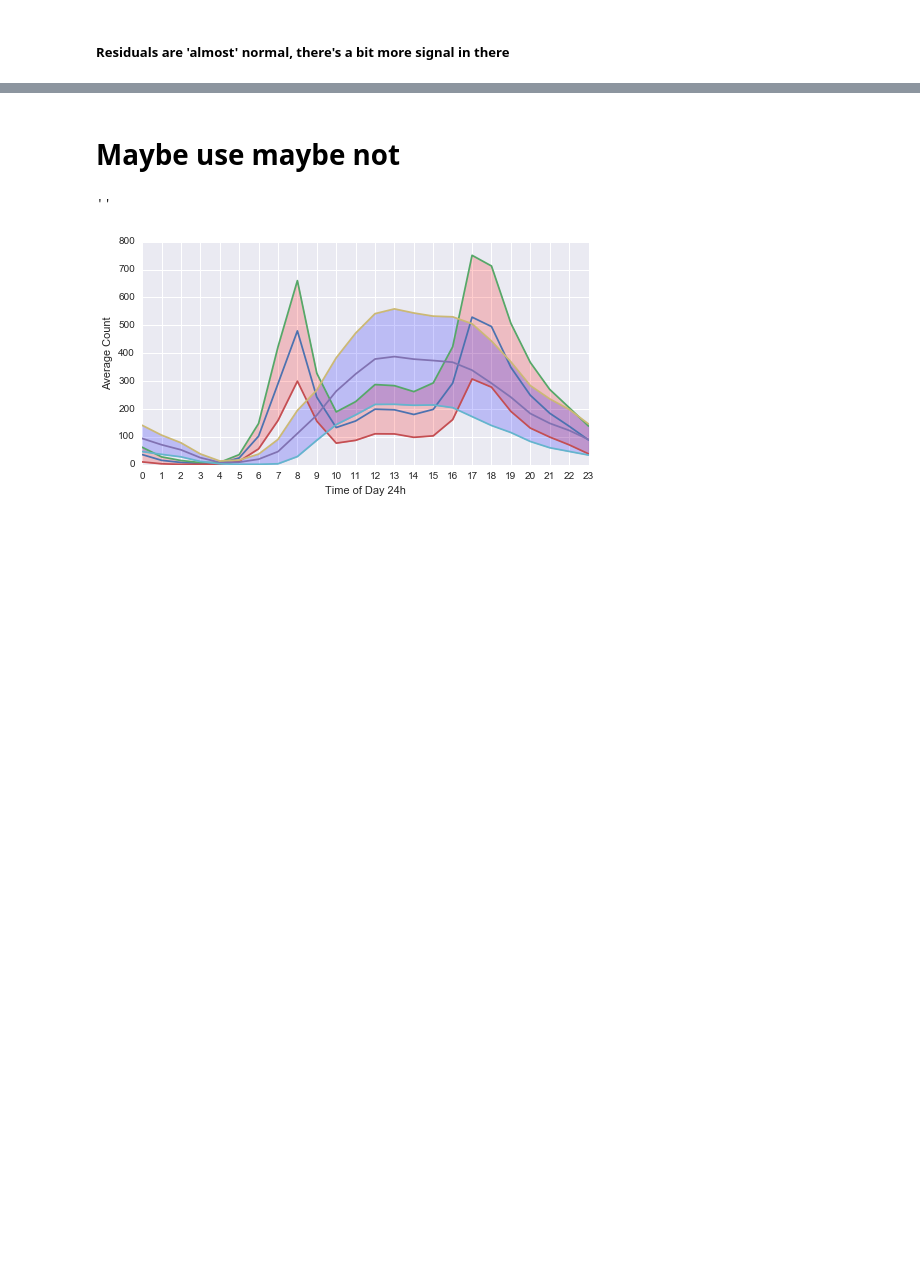
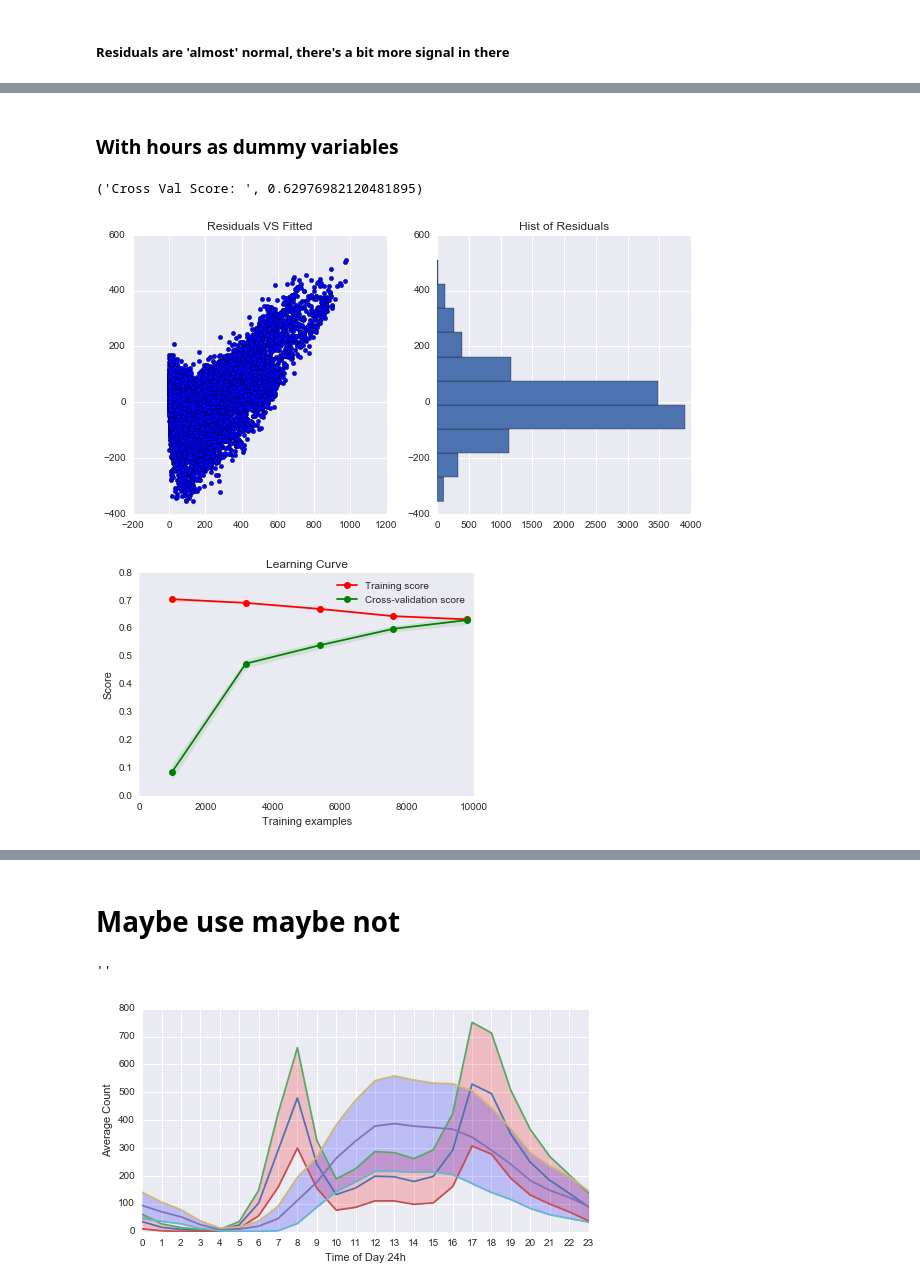
Before and after one commit to Ryanglambert/dc_bike_share_analysis, a Jupyter notebook: Bike_Share_EDA.ipynb, the cells around one changed output, grey strips where cells are left out. Cells and saved outputs as stored; diff of their text form; code cells hidden in the pictures; blank space fills up the shorter version.

```diff
--- a/Bike_Share_EDA.ipynb
+++ b/Bike_Share_EDA.ipynb
@@ -337,3 +293,0 @@ train_day_hr.plot(xticks=range(0,6,1))
-# %%
-train = train.join(pd.get_dummies(train.index.weekofyear, prefix='wk').set_index(train.index))
-train.index = pd.to_datetime(train.index)
@@ -404,0 +294,18 @@ for train_index, test_index in kf:
+# %% [markdown]
+### With hours as dummy variables
+# %%
+train_hrs = train.join(pd.get_dummies(train.index.hour, prefix='hr').set_index(train.index))
+train_hrs.index = pd.to_datetime(train_hrs.index)
+# train = train.join(pd.get_dummies(train.index.dayofweek, prefix='daywk').set_index(train.index))
+# train.index = pd.to_datetime(train.index)
+y2 = train_hrs.iloc[:, 2]
+X2 = train_hrs.drop(['casual', 'registered', 'count'], axis=1)
+
+est2 = make_pipeline(PolynomialFeatures(1), Ridge())
+est2.fit(X2, y2)
+score_model(X2, y2, est2)
+# plot_validation_curve(X2, y2, est2, param_range=np.logspace(-13, 2, 4), param_name='ridge__alpha')
+# %% [output]
+('Cross Val Score: ', 0.62976982120481895)
+[figure, added]
+[figure, added]
```
Also changed, not shown: parts of 49 cells of this notebook.
